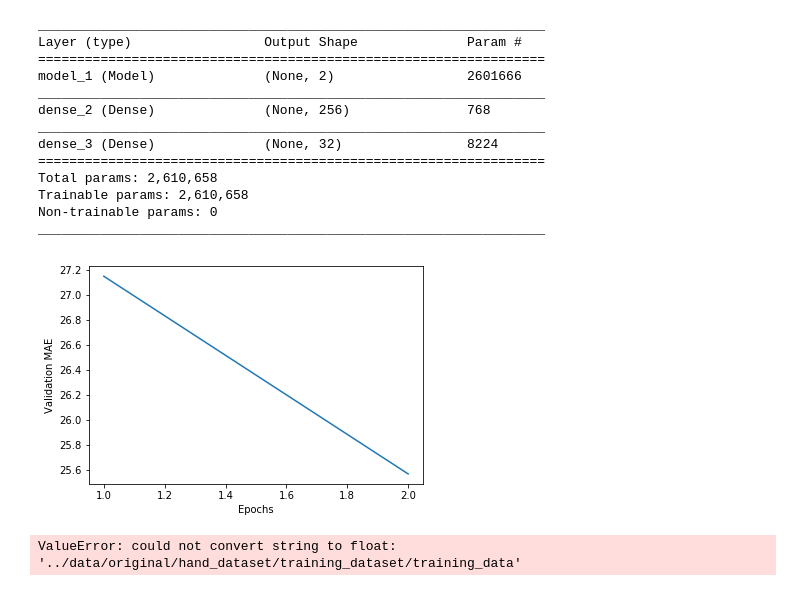
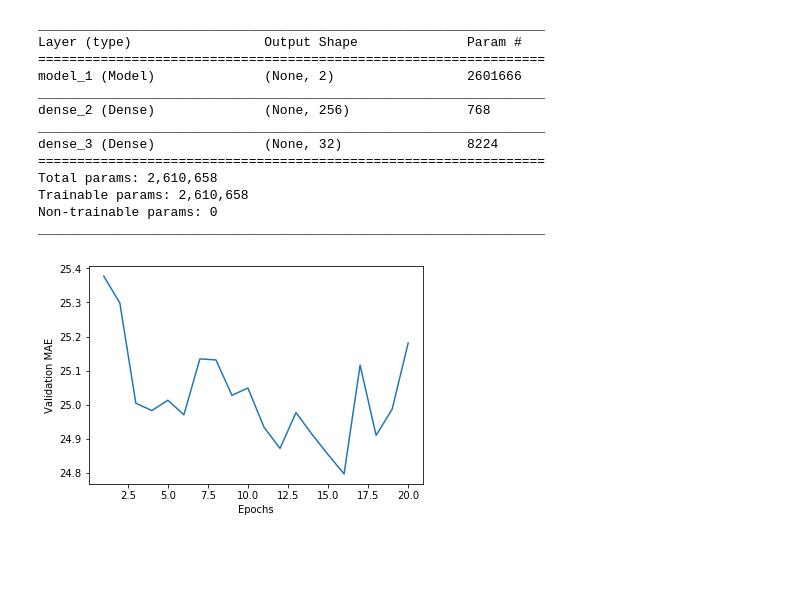
Before and after one commit to kjprice/smu-capstone, a Jupyter notebook: notebooks/Hands_localization.ipynb, the cells around one changed output. Cells and saved outputs as stored; diff of their text form; code cells hidden in the pictures; blank space fills up the shorter version.

Commit message:
Train on 22 epochs

```diff
--- a/notebooks/Hands_localization.ipynb
+++ b/notebooks/Hands_localization.ipynb
@@ -259,45 +259,19 @@ Total params: 2,610,658
 Trainable params: 2,610,658
 Non-trainable params: 0
 _________________________________________________________________
+# %%
+def plot_mae(history):
+    mae = history.history['mean_absolute_error']
+
+    plt.plot(range(1, len(mae) + 1), mae)
+    plt.xlabel('Epochs')
+    plt.ylabel('Validation MAE')
+    plt.show()
 # %%
-num_epochs = 2
+num_epochs = 20
 history = model.fit([x], y,
                     epochs=num_epochs, batch_size=1, verbose=0)
+
+plot_mae(history)
+# %% [output]
+[figure, added]
-# %%
-import matplotlib.pyplot as plt
-mae = history.history['mean_absolute_error']
-
-plt.plot(range(1, len(mae) + 1), mae)
-plt.xlabel('Epochs')
-plt.ylabel('Validation MAE')
-plt.show()
-# %% [output]
-[figure, removed]
-# %%
-def create_data_generator():
-    # All images will be rescaled by 1./255
-    train_datagen = ImageDataGenerator(
-        rescale=1./255,
-        rotation_range=40,
-        width_shift_range=0.2,
-        height_shift_range=0.2,
-        shear_range=0.2,
-        zoom_range=0.2,
-        horizontal_flip=True,
-    )
-    validation_datagen = ImageDataGenerator(rescale=1./255)
-
-    train_generator = train_datagen.flow(
-            # This is the target directory
-            IMAGE_TRAIN_DIR,
-            batch_size=20,)
-
-    validation_generator = validation_datagen.flow(
-            IMAGE_VALIDATION_DIR,
-            batch_size=20,)
-
-    return [train_generator, validation_generator]
-
-create_data_generator()
-# %% [output]
-ValueError: could not convert string to float: '../data/original/hand_dataset/training_dataset/training_data'
```
